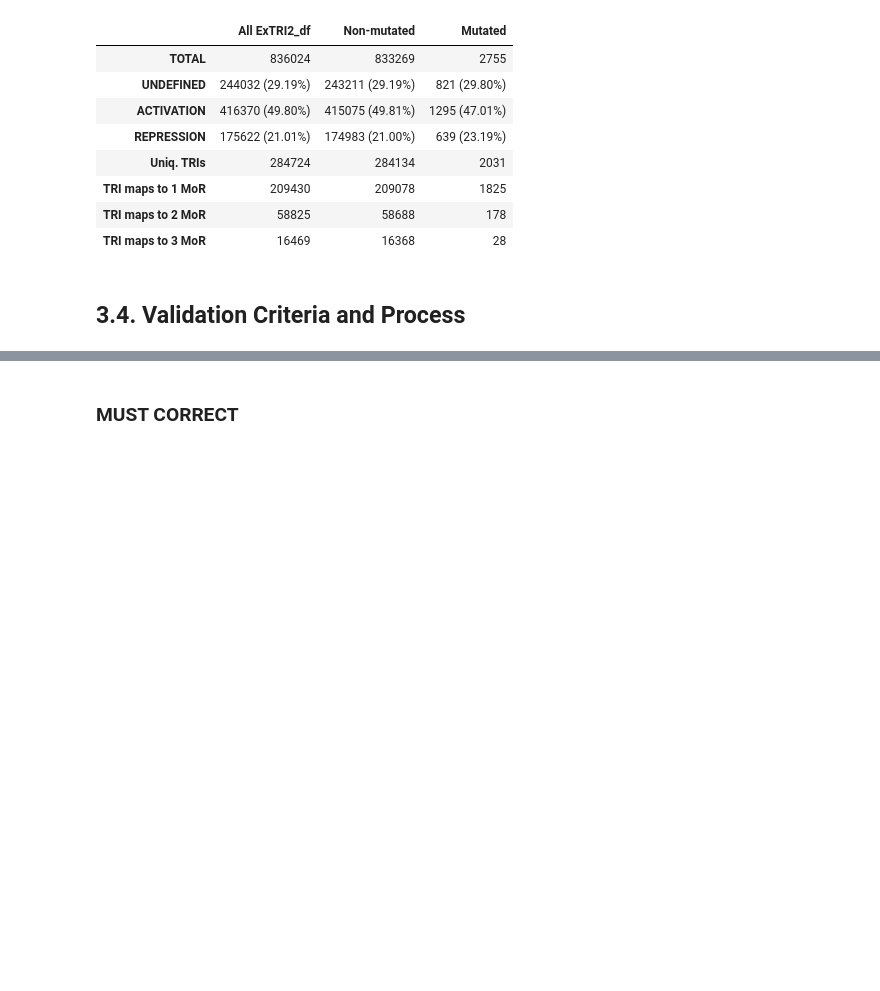
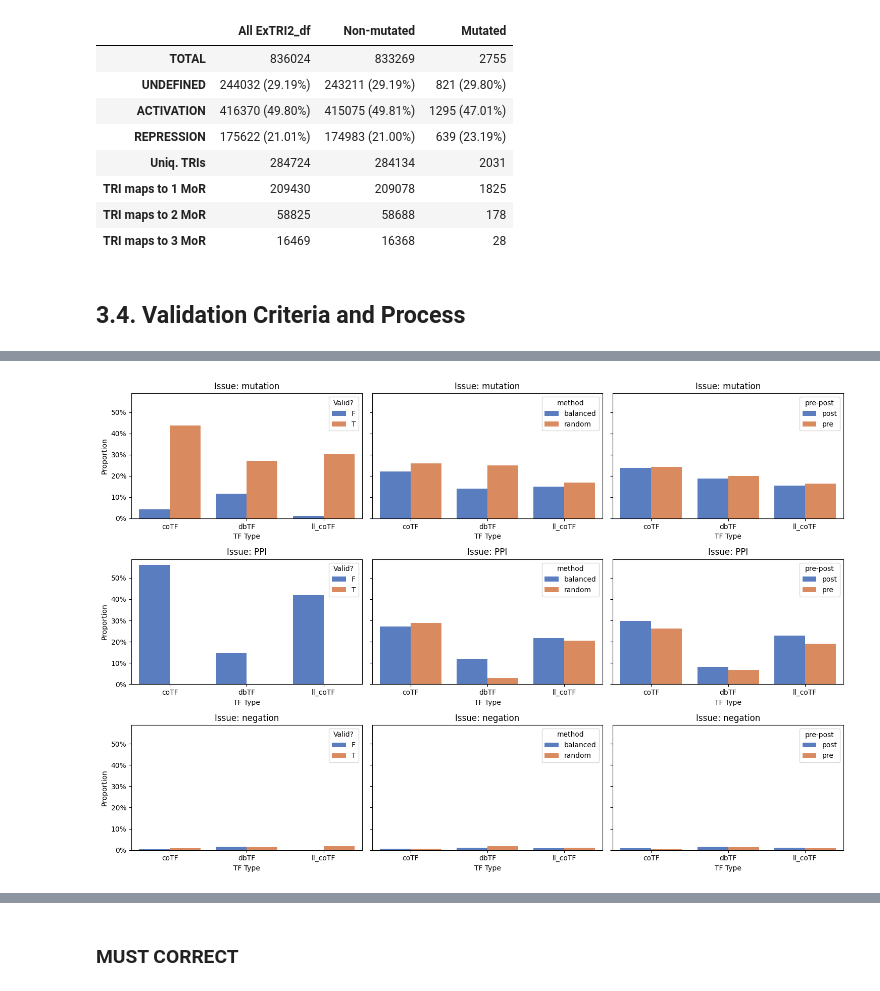
Before and after one commit to Rbbt-Workflows/ExTRI2, a Jupyter notebook: analysis/analysis.ipynb, the cells around one changed output, grey strips where cells are left out. Saved outputs shown, nothing was run; the diff lists cells and outputs as text; code cells hidden in the pictures; blank space fills up the shorter version.

```diff
--- a/analysis/analysis.ipynb
+++ b/analysis/analysis.ipynb
@@ -666,0 +687,81 @@ display(analysis_df)
+# %%
+def evaluate_other_issues(validated_df):
+    h3("Other issues")
+
+    # Get sentences where there are other issues
+    o_i = validated_df.drop_duplicates(subset=['#SentenceID'], keep='first').dropna(subset=['Other issues'])
+
+    # Display common issues
+    display(o_i['Other issues'].apply(lambda x: x.split(';')).explode().value_counts())
+
+    # Get uniquely validated sentences
+    validated_unique = validated_df.drop_duplicates(subset=['#SentenceID'], keep='first')
+
+    # Splitter
+    print(f"{validated_unique['Other issues'].str.contains('Splitter').sum()}/{len(validated_unique)} sentences are incorrecty splitted")
+    print(f"{validated_unique['Other issues'].str.contains('suboptimal').sum()}/{len(validated_unique)} sentences are suboptimal")
+
+    # Check for more common issues, and in what TF-types do they appear
+
+    results = []
+    for tf_type in ['dbTF', 'coTF', 'll_coTF']:
+
+        for method in ['random', 'balanced']:
+            for p in ['pre', 'post']:
+                for validity in ['T', 'F']:
+
+                    df = validated_df[(validated_df['TF_type_validated'] == tf_type) & (validated_df['method'] == method) & (validated_df['pre-post'] == p) & (validated_df['Label'] == 'TRUE') & (validated_df['Valid?'] == validity)]
+
+                    r = {
+                        'tf_type': tf_type,
+                        'Valid?': validity,
+                        'method': method,
+                        'pre-post': p,
+                        'num_sents': str(len(df))
+                    }
+
+                    for issue in ['mutation', 'PPI', 'negation']:
+                        m = df['Other issues'].fillna('').str.contains(issue)
+                        r[issue] = len(df[m]) / len(df) if m.sum() > 0 else 0
+
+                    results.append(r)
+
+    index_cols = ['tf_type', 'Valid?', 'method', 'pre-post']
+    return pd.DataFrame(results).sort_values(by=index_cols).set_index(index_cols)
+
+
+def plot_other_issues(o_i_results):
+    # Reset the index to use the index columns as regular columns
+    o_i_results_reset = o_i_results.reset_index()
+
+    # Create a single figure with subplots for each issue
+    issues = ['mutation', 'PPI', 'negation']
+    hues = ['Valid?', 'method', 'pre-post']
+
+    fig, axes = plt.subplots(nrows=len(issues), ncols=len(hues), figsize=(15, 10), sharey=True)
+
+    for j, issue in enumerate(issues):
+        for i, hue in enumerate(hues):
+            ax = axes[j][i]
+            sns.barplot(
+                data=o_i_results_reset,
+                x='tf_type', y=issue, hue=hue,
+                ax=ax, palette='muted', errorbar=None
+            )
+            ax.set_title(f"Issue: {issue}")
+            ax.set_xlabel('TF Type')
+            ax.set_ylabel('Proportion' if i == 0 else '')
+            ax.legend(title=hue, loc='upper right')
+
+            ax.yaxis.set_major_formatter(mtick.PercentFormatter(1.0))
+
+    # Adjust layout
+    plt.tight_layout()
+    plt.show()
+
+o_i_results = evaluate_other_issues(validated_df)
+display(o_i_results)
+
+# display(o_i_results)
+plot_other_issues(o_i_results)
+# %% [output]
@@ -667 +796,2 @@ display(analysis_df)
+[figure, added]
 # %%
```
Also changed, not shown: parts of 24 cells of this notebook, 6 other files.
